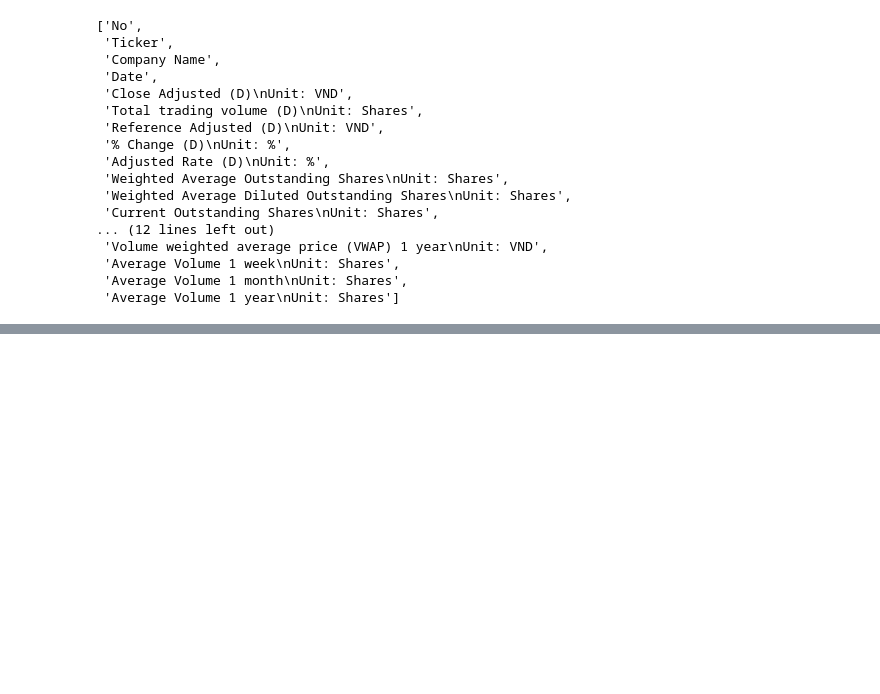
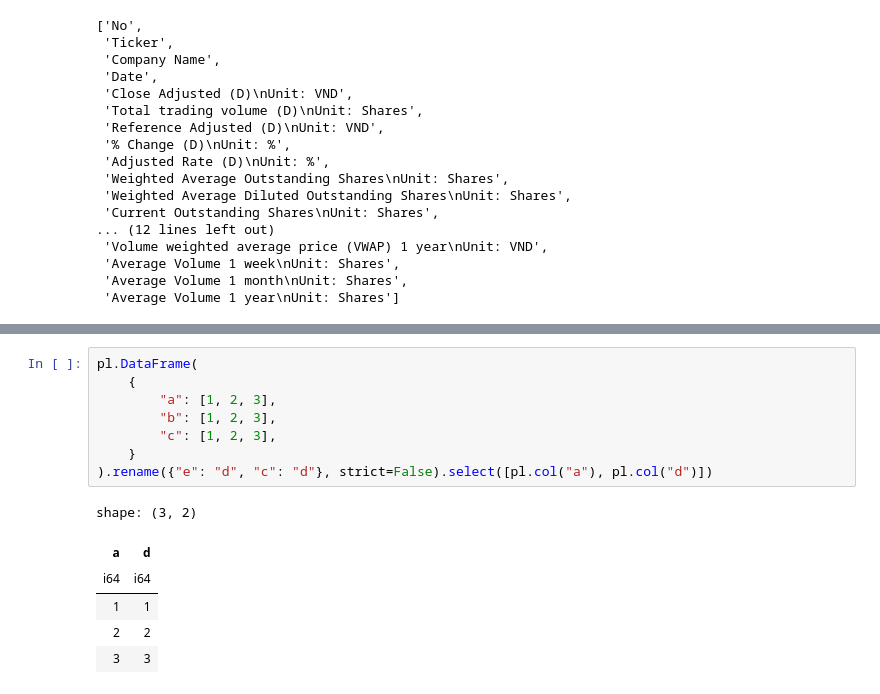
Before and after one commit to vongvinhtoan/kristal-thesis-not-mine, a Jupyter notebook: scripts/preprocessing.ipynb, the cells around one changed output, grey strips where cells are left out. Drawn from its saved outputs; the diff is of its cells as text; blank space fills up the shorter version.

```diff
--- a/scripts/preprocessing.ipynb
+++ b/scripts/preprocessing.ipynb
@@ -179,0 +154,15 @@ shape: (11, 6)
+# %%
+pl.DataFrame(
+    {
+        "a": [1, 2, 3],
+        "b": [1, 2, 3],
+        "c": [1, 2, 3],
+    }
+).rename({"e": "d", "c": "d"}, strict=False).select([pl.col("a"), pl.col("d")])
+# %% [output]
+shape: (3, 2)
+| a | d |
+| i64 | i64 |
+| 1 | 1 |
+| 2 | 2 |
+| 3 | 3 |
```
Also changed, not shown: parts of 12 cells of this notebook, 2 other files.
